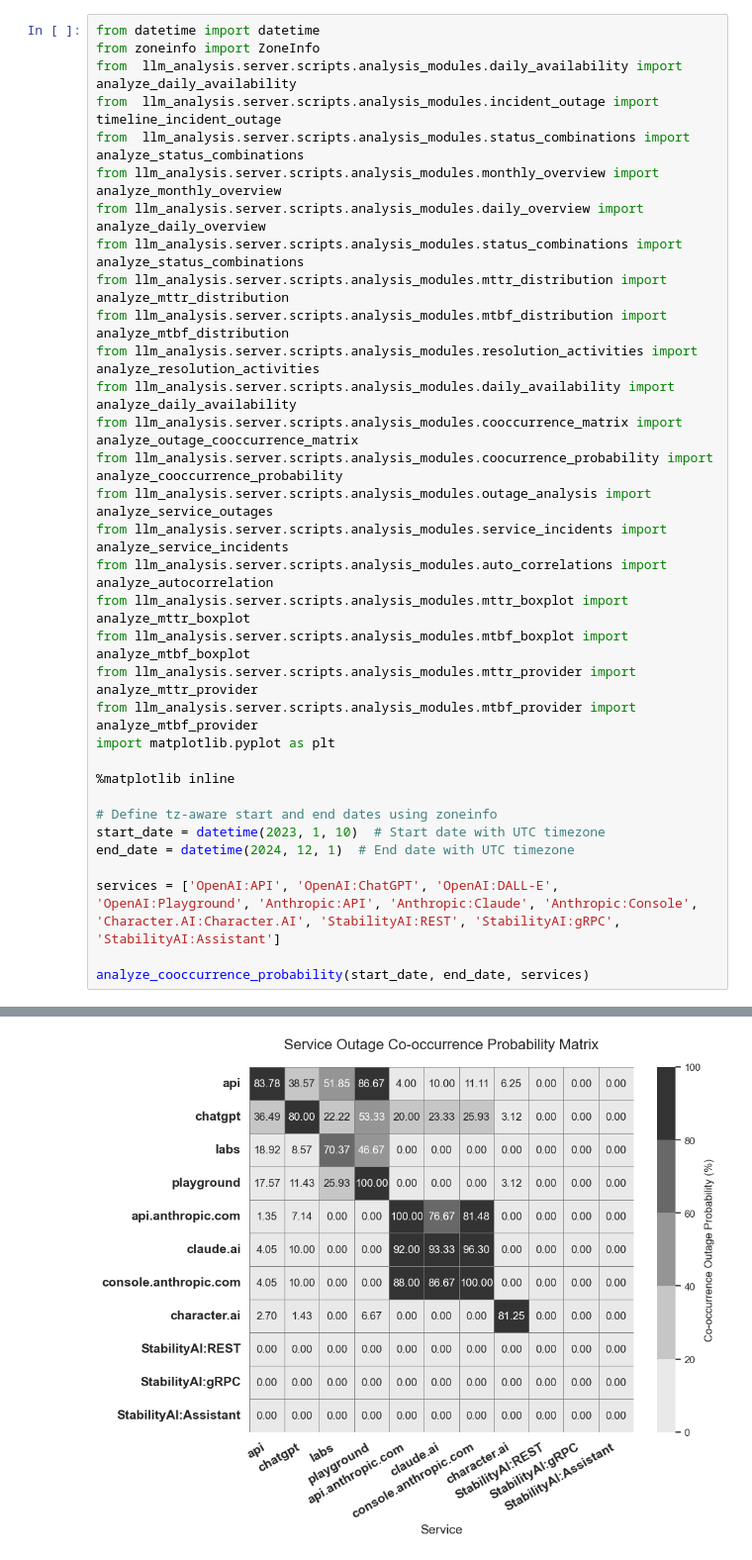
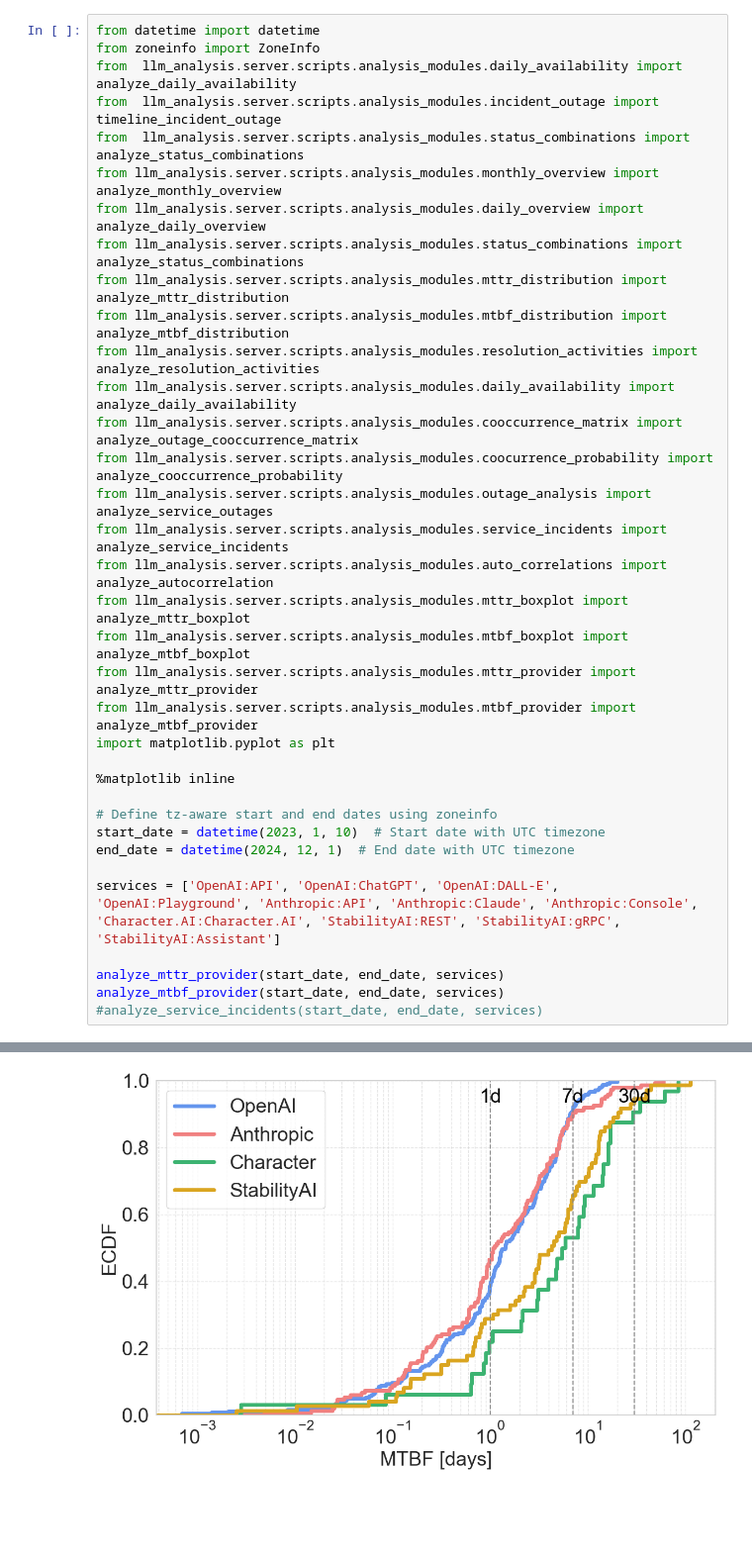
Before and after one commit to sandor-battaglini-fischer/distributed-systems-lab, a Jupyter notebook: trial.ipynb, the cells around one changed output, grey strips where cells are left out. Shown at 99% size. Saved outputs shown, nothing was run; the diff lists cells and outputs as text; blank space fills up the shorter version.

Commit message:
plot fixes

```diff
--- a/trial.ipynb
+++ b/trial.ipynb
@@ -30,5 +30,7 @@ end_date = datetime(2024, 12, 1)  # End date with UTC timezone
 
 services = ['OpenAI:API', 'OpenAI:ChatGPT', 'OpenAI:DALL-E', 'OpenAI:Playground', 'Anthropic:API', 'Anthropic:Claude', 'Anthropic:Console', 'Character.AI:Character.AI', 'StabilityAI:REST', 'StabilityAI:gRPC', 'StabilityAI:Assistant']
 
-analyze_cooccurrence_probability(start_date, end_date, services)
+analyze_mttr_provider(start_date, end_date, services)
+analyze_mtbf_provider(start_date, end_date, services)
+#analyze_service_incidents(start_date, end_date, services)
 # %% [output]
@@ -52 +37 @@ StabilityAI:Assistant                    0.0
-[figure, old version]
+[figure, new version]
```
Also changed, not shown: parts of 2 cells of this notebook, 4 other files.
